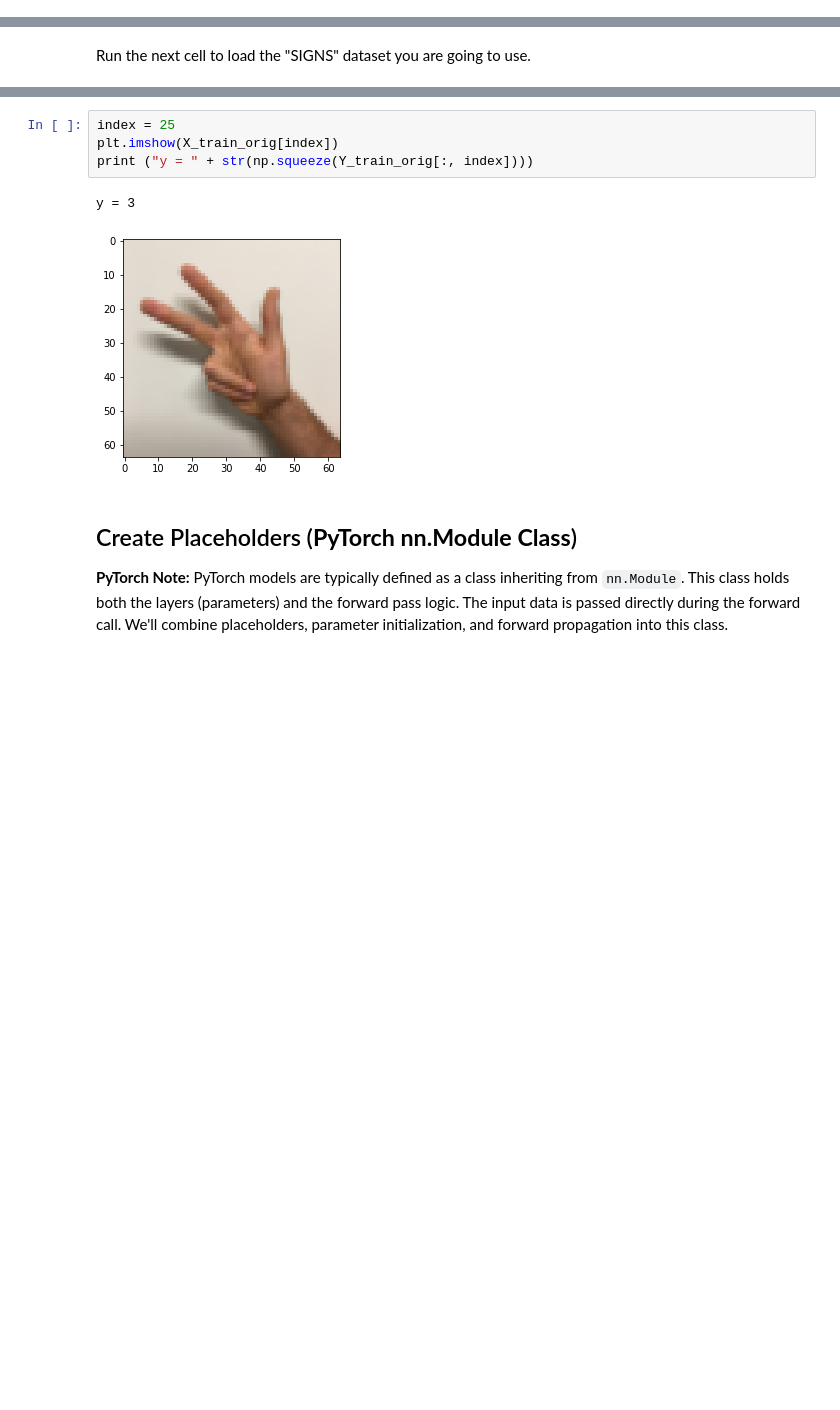
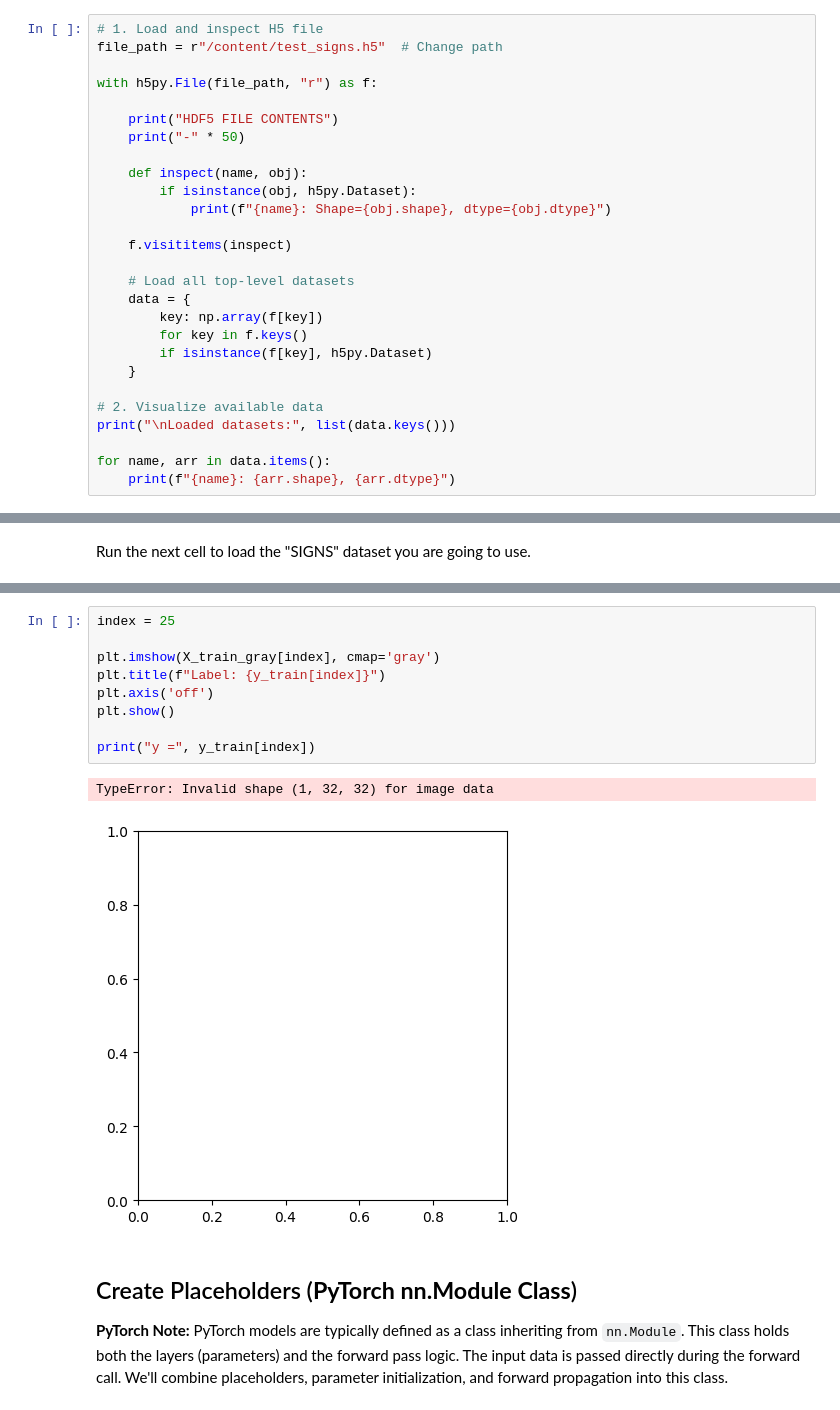
Before and after one commit to Ag3-S/Neural-Networks-Lab, a Jupyter notebook: Experiment_8_pytorch_CNN.ipynb, the cells around one changed output, grey strips where cells are left out. Drawn from its saved outputs; the diff is of its cells as text; blank space fills up the shorter version.

```diff
--- a/Experiment_8_pytorch_CNN.ipynb
+++ b/Experiment_8_pytorch_CNN.ipynb
@@ -39,0 +42,27 @@ torch.manual_seed(1) # PyTorch seed for reproducibility
+# %%
+# 1. Load and inspect H5 file
+file_path = r"/content/test_signs.h5"  # Change path
+
+with h5py.File(file_path, "r") as f:
+
+    print("HDF5 FILE CONTENTS")
+    print("-" * 50)
+
+    def inspect(name, obj):
+        if isinstance(obj, h5py.Dataset):
+            print(f"{name}: Shape={obj.shape}, dtype={obj.dtype}")
+
+    f.visititems(inspect)
+
+    # Load all top-level datasets
+    data = {
+        key: np.array(f[key])
+        for key in f.keys()
+        if isinstance(f[key], h5py.Dataset)
+    }
+
+# 2. Visualize available data
+print("\nLoaded datasets:", list(data.keys()))
+
+for name, arr in data.items():
+    print(f"{name}: {arr.shape}, {arr.dtype}")
@@ -92,10 +310,15 @@ class SignDataset(Dataset):
-# %%
-index = 25
-plt.imshow(X_train_orig[index])
-print ("y = " + str(np.squeeze(Y_train_orig[:, index])))
-# %% [output]
-y = 3
-[figure, removed]
+# %%
+index = 25
+
+plt.imshow(X_train_gray[index], cmap='gray')
+plt.title(f"Label: {y_train[index]}")
+plt.axis('off')
+plt.show()
+
+print("y =", y_train[index])
+# %% [output]
+TypeError: Invalid shape (1, 32, 32) for image data
+[figure, added]
 # %% [markdown]
 ##  Create Placeholders (**PyTorch nn.Module Class**)
 
```
Also changed, not shown: parts of 8 cells of this notebook.
